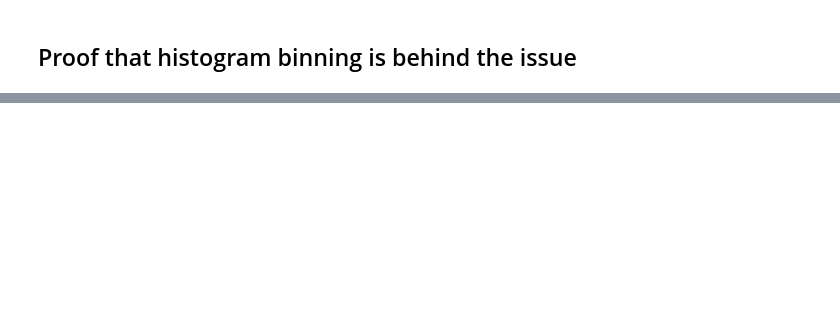
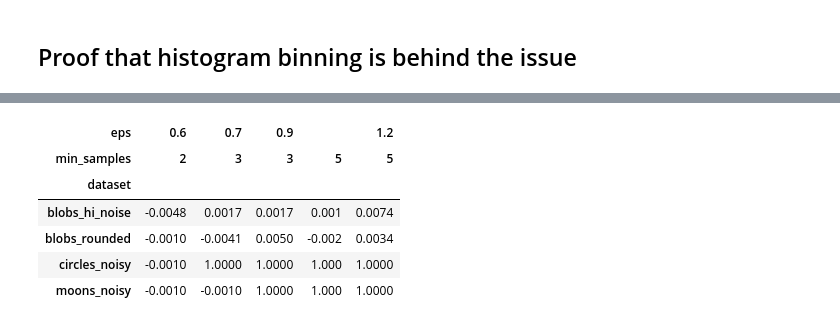
Before and after one commit to finite-sample/stableboost, a Jupyter notebook: stableboost.ipynb, the cells around one changed output, grey strips where cells are left out. Drawn from its saved outputs; the diff is of its cells as text; code cells hidden in the pictures; blank space fills up the shorter version.

```diff
--- a/stableboost.ipynb
+++ b/stableboost.ipynb
@@ -272,0 +549,78 @@ Max absolute difference from run 0 to run 4: 0.0
+# %%
+import numpy as np, pandas as pd
+from sklearn.datasets import make_blobs, make_moons, make_circles
+from sklearn.preprocessing import StandardScaler
+from sklearn.cluster import DBSCAN
+from sklearn.metrics import adjusted_rand_score
+
+# ------------------------------------------------------------------
+# Helper: mean ARI across shuffled fits
+def mean_ari_row_shuffles(X, cluster_func, n_shuffles=10, seed=42):
+    assignments = []
+    for i in range(n_shuffles):
+        order = np.random.RandomState(seed + i).permutation(len(X))
+        labels = cluster_func(X[order])
+        # restore original row order
+        aligned = np.empty_like(labels)
+        aligned[np.argsort(order)] = labels
+        assignments.append(aligned)
+
+    return np.mean([
+        adjusted_rand_score(assignments[i], assignments[j])
+        for i in range(n_shuffles) for j in range(i + 1, n_shuffles)
+    ])
+
+# ------------------------------------------------------------------
+# Datasets designed to stress DBSCAN
+datasets = {
+    "blobs_hi_noise": make_blobs(n_samples=1000, centers=4, cluster_std=3.5,
+                                 random_state=123)[0],
+    "blobs_rounded":  np.round(
+        make_blobs(n_samples=1000, centers=4, cluster_std=2.5,
+                   random_state=123)[0], 1),
+    "moons_noisy":    StandardScaler().fit_transform(
+        make_moons(n_samples=1000, noise=0.25, random_state=123)[0]),
+    "circles_noisy":  StandardScaler().fit_transform(
+        make_circles(n_samples=1000, factor=0.3, noise=0.18,
+                     random_state=123)[0]),
+}
+
+# ------------------------------------------------------------------
+# Parameter grid to explore
+param_grid = [
+    {"eps": 1.2, "min_samples": 5},
+    {"eps": 0.9, "min_samples": 5},
+    {"eps": 0.9, "min_samples": 3},
+    {"eps": 0.7, "min_samples": 3},
+    {"eps": 0.6, "min_samples": 2},
+]
+
+# ------------------------------------------------------------------
+rows = []
+for dname, X in datasets.items():
+    for params in param_grid:
+        eps, ms = params["eps"], params["min_samples"]
+
+        def run_dbscan(Z):  # closure captures eps & ms
+            return DBSCAN(eps=eps, min_samples=ms).fit(Z).labels_
+
+        ari = mean_ari_row_shuffles(X, run_dbscan)
+        rows.append({
+            "dataset": dname,
+            "eps": eps,
+            "min_samples": ms,
+            "mean_ari": round(ari, 4),
+        })
+
+results = pd.DataFrame(rows).pivot_table(
+    index=["dataset"], columns=["eps", "min_samples"], values="mean_ari"
+)
+results
+# %% [output]
+| eps | 0.6 | 0.7 | 0.9 |  | 1.2 |
+| min_samples | 2 | 3 | 3 | 5 | 5 |
+| dataset |  |  |  |  |  |
+| blobs_hi_noise | -0.0048 | 0.0017 | 0.0017 | 0.001 | 0.0074 |
+| blobs_rounded | -0.0010 | -0.0041 | 0.0050 | -0.002 | 0.0034 |
+| circles_noisy | -0.0010 | 1.0000 | 1.0000 | 1.000 | 1.0000 |
+| moons_noisy | -0.0010 | -0.0010 | 1.0000 | 1.000 | 1.0000 |
```
Also changed, not shown: parts of 10 cells of this notebook.
